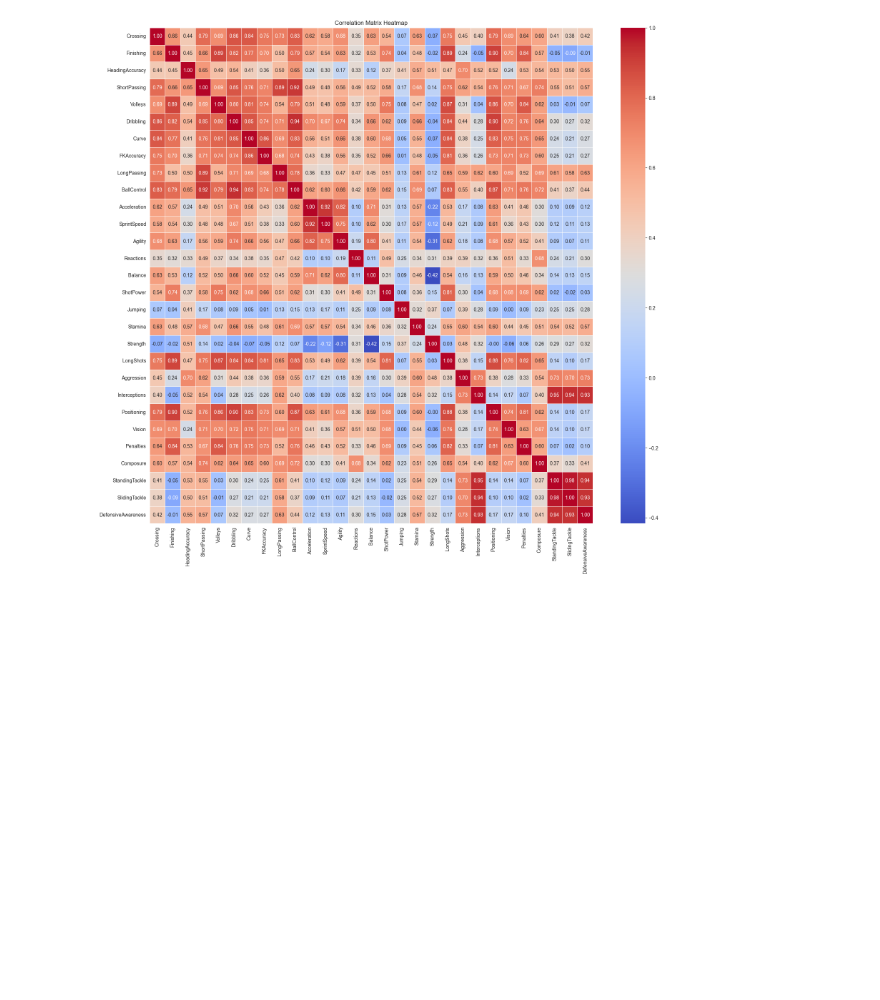
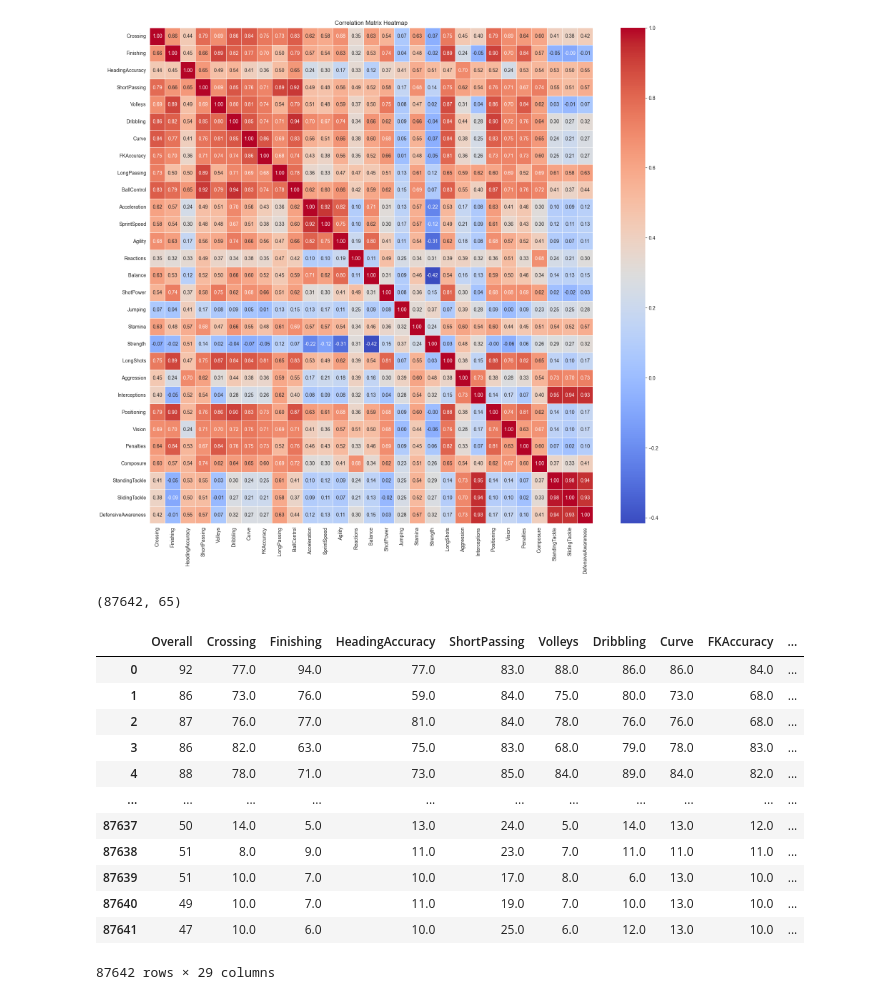
Before and after one commit to zurfil/DataSciencePortfolio, a Jupyter notebook: FIFA/main.ipynb, the cells around one changed output. Cells and saved outputs as stored; diff of their text form; code cells hidden in the pictures; blank space fills up the shorter version.

Commit message:
import and prepare train data

```diff
--- a/FIFA/main.ipynb
+++ b/FIFA/main.ipynb
@@ -292,3 +292,38 @@ plt.title('Correlation Matrix Heatmap')
 plt.show();
 # %% [output]
 [figure]
+# %%
+fifa17_raw_data = pd.read_csv("FIFA17_official_data.csv")
+fifa18_raw_data = pd.read_csv("FIFA18_official_data.csv")
+fifa19_raw_data = pd.read_csv("FIFA19_official_data.csv")
+fifa20_raw_data = pd.read_csv("FIFA20_official_data.csv")
+fifa21_raw_data = pd.read_csv("FIFA21_official_data.csv")
+
+old_raw_data = pd.concat([fifa17_raw_data, fifa18_raw_data, fifa19_raw_data, fifa20_raw_data, fifa21_raw_data], ignore_index=True)
+old_raw_data.shape
+# %% [output]
+(87642, 65)
+# %%
+old_raw_data = old_raw_data.drop(["Photo", "Flag", "Club Logo", "Special", "International Reputation", "Body Type", "Real Face", "Joined",
+                                  "Loaned From","Contract Valid Until", "Release Clause", "Best Position", "Best Overall Rating", "Potential",
+                                  "ID", "Name", "Nationality", "Club", "Value", "Wage", "Preferred Foot", "Weak Foot", "Skill Moves",
+                                  "Work Rate", "Jersey Number", "Height", "Weight", "Position", "Age", "Marking", "GKDiving", "GKHandling",
+                                  "GKKicking", "GKPositioning", "GKReflexes", "DefensiveAwareness"],
+                                 axis=1, inplace=False)
+old_raw_data.drop(data[data["Position"] == "GK"].index, inplace=True)
+
+old_raw_data
+# %% [output]
+|  | Overall | Crossing | Finishing | HeadingAccuracy | ShortPassing | Volleys | Dribbling | Curve | FKAccuracy | ... |
+| 0 | 92 | 77.0 | 94.0 | 77.0 | 83.0 | 88.0 | 86.0 | 86.0 | 84.0 | ... |
+| 1 | 86 | 73.0 | 76.0 | 59.0 | 84.0 | 75.0 | 80.0 | 73.0 | 68.0 | ... |
+| 2 | 87 | 76.0 | 77.0 | 81.0 | 84.0 | 78.0 | 76.0 | 76.0 | 68.0 | ... |
+| 3 | 86 | 82.0 | 63.0 | 75.0 | 83.0 | 68.0 | 79.0 | 78.0 | 83.0 | ... |
+| 4 | 88 | 78.0 | 71.0 | 73.0 | 85.0 | 84.0 | 89.0 | 84.0 | 82.0 | ... |
+| ... | ... | ... | ... | ... | ... | ... | ... | ... | ... | ... |
+| 87637 | 50 | 14.0 | 5.0 | 13.0 | 24.0 | 5.0 | 14.0 | 13.0 | 12.0 | ... |
+| 87638 | 51 | 8.0 | 9.0 | 11.0 | 23.0 | 7.0 | 11.0 | 11.0 | 11.0 | ... |
+| 87639 | 51 | 10.0 | 7.0 | 10.0 | 17.0 | 8.0 | 6.0 | 13.0 | 10.0 | ... |
+| 87640 | 49 | 10.0 | 7.0 | 11.0 | 19.0 | 7.0 | 10.0 | 13.0 | 10.0 | ... |
+| 87641 | 47 | 10.0 | 6.0 | 10.0 | 25.0 | 6.0 | 12.0 | 13.0 | 10.0 | ... |
+87642 rows × 29 columns
```
Also changed, not shown: 5 other files.
